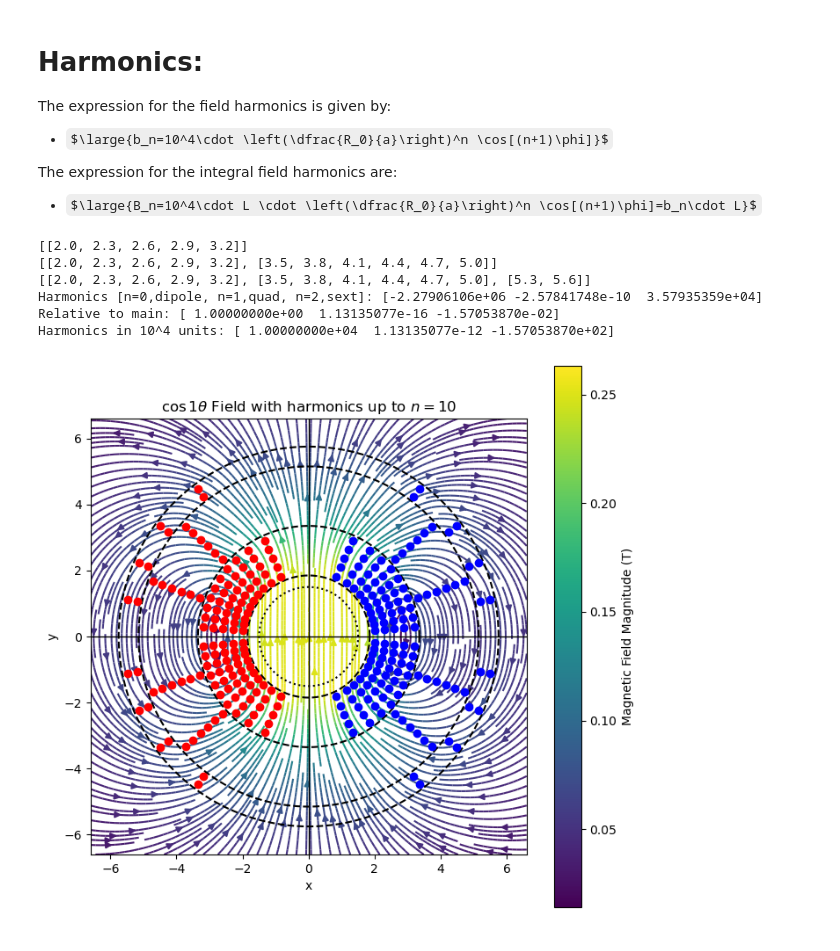
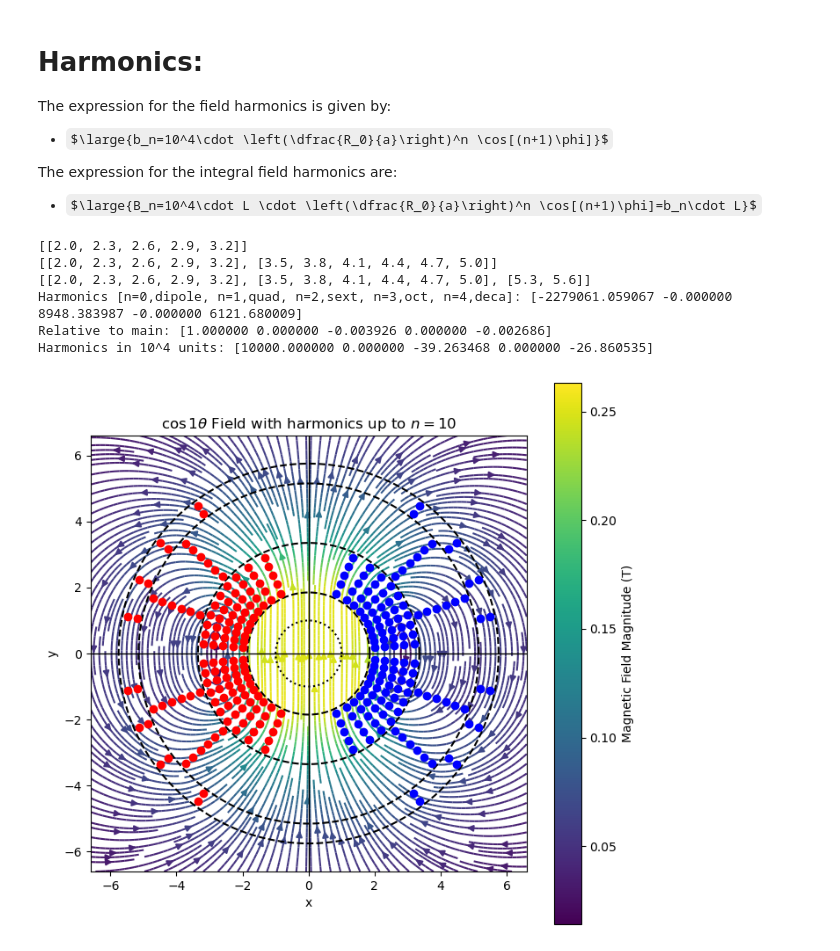
Before and after one commit to sobrienbnl/optimum-integral-design-python, a Jupyter notebook: Harmonics.ipynb, the cells around one changed output. Drawn from its saved outputs; the diff is of its cells as text; code cells hidden in the pictures; some formulas as TeX source.

```diff
--- a/Harmonics.ipynb
+++ b/Harmonics.ipynb
@@ -34,6 +34,9 @@ from scipy.stats import norm
 import panel as pn
 import matplotlib.colors as mcolors
 import matplotlib.pyplot as plt
+
+# Sets np values to not auto print in scientific notation for small numbers
+np.set_printoptions(suppress=True, formatter={'float_kind':'{:0.6f}'.format})
 #import matplotlib
 #matplotlib.use('TkAgg')  # Or 'Qt5Agg', 'WebAgg', etc.
 
@@ -47,9 +50,8 @@ mu0 = 4 * np.pi * 1e-7
 # Radius from origin as starting point (inner layer)
 # Outter radius is controlled by amount of condutors present in block
 
-
 # Reference Radius (Good Field Region): -> No calculations are done here yet, this is just for visualization
-ref_rad = 1.5
+ref_rad = 1
 # Aperture radius:
 r0 = 2
 # Radial spacing between conductors
@@ -62,25 +64,17 @@ mag_type = 1
 # Number of "wires" in each layer section (cable)
 n_radial = [5, 6, 2]
 
-
-
-# First layer radius:
-outer_radius = (r0 + (n_radial[0] - 1) * dr) + dr/2
-
 # Total number of blocks (divide by 4 to get number of blocks per quadrant) for each layer
 
 # A list of the numbers of conductors in each layer:
 num_cond_quad = [10, 2, 4] # Rename to "cables"
 
 
+# First layer radius:
+outer_radius = (r0 + (n_radial[0] - 1) * dr) + dr/2
+
 # Number of conductors per layer:
 num_conductors = 4*num_cond_quad
-
-# Number of conductors per block
-#n_radial = 5
-
-# Creats a list of radii for each layer so it can plot correctly (layer boundary dashed line) (BROKEN)
-# This is the dashed boundary line
 
 
 # 2nd layer radius
@@ -136,14 +130,14 @@ for i in range(len(num_cond_quad)):
     u_list.append(np.linspace(0, 1, num_cond_quad[i] + 2)[1:-1])
 
 
-def theta_list_maker(u, mag_type): # Angle of the conductor so actually phi!!!
+def phi_list_maker(u, mag_type): # Angle of the conductor so actually phi!!!
     # ensure array + safe domain for arcsin
     #u = np.asarray(u, dtype=float)
     #eps = np.finfo(float).eps
     #u = np.clip(u, 0.0 + eps, 1.0 - eps)
 
     if mag_type == 1:  # Dipole:
-        theta_right = np.arcsin(u)
+        phi_right = np.arcsin(u)
 
     elif mag_type == 2:  # Quadrupole:
         theta_right = np.empty_like(u)
@@ -160,19 +154,19 @@ def theta_list_maker(u, mag_type): # Angle of the conductor so actually phi!!!
         raise ValueError("mag_type must be 1 (dipole), 2 (quadrupole), or 3 (sextupole).")
 
     # Mirror to other quadrants
-    theta_left      = np.pi - theta_right
-    theta_bot_left  = -theta_left
-    theta_bot_right = -theta_right
+    phi_left      = np.pi - phi_right
+    phi_bot_left  = -phi_left
+    phi_bot_right = -phi_right
 
-    theta_list = np.sort(np.concatenate([theta_right, theta_left, theta_bot_left, theta_bot_right]))
-    return theta_list
+    phi_list = np.sort(np.concatenate([phi_right, phi_left, phi_bot_left, phi_bot_right]))
+    return phi_list
 
 
 
 # Creates a master list of the theta distributions for each layer:
-parent_theta_list = []
+parent_phi_list = []
 for i in range(len(u_list)):
-    parent_theta_list.append(theta_list_maker(u_list[i], mag_type))
+    parent_phi_list.append(phi_list_maker(u_list[i], mag_type))
 
 
 # Determines the position of the conductors from the given angles
@@ -204,7 +198,6 @@ def Harmonic(R0, a, phi, n, I_wire):
 # 0 = Dipole, 1=Quadrupole, 2=Sextupole, etc.
 
 # For a dipole, even harmonics are not allowed, so here we just look at odd constributions
-n_list = [0, 1, 2, 3, 5]
 
 """
 We want to find the sum of each n contribution
@@ -247,13 +240,13 @@ def Total_Harms_from_wires(wire_param_list, n_list, R0):
 # Maps out the wires and how they should be distributed
 # Current stays constant in magntitude for each conductor
 
-def wire_params(theta_list, radii_list): # Calculate harmonics here, as this is where the conductor position is defined
+def wire_params(phi_list, radii_list): # Calculate harmonics here, as this is where the conductor position is defined
     wire_params = []
-    for theta in theta_list:
+    for phi in phi_list:
         for r in radii_list:
             # Wire locations
-            x = r * np.cos(theta)
-            y = r * np.sin(theta)
+            x = r * np.cos(phi)
+            y = r * np.sin(phi)
 
             if mag_type == 1:  # Dipole
                 current = -I0 if x > 0 else (I0 if x < 0 else 0)
@@ -278,7 +271,7 @@ def wire_params(theta_list, radii_list): # Calculate harmonics here, as this is
 layer_harm_contrib = []
 total_wire_params = []
 for i in range(len(layer_radii)):
-    total_wire_params.append(wire_params(parent_theta_list[i], layer_radii[i]))
+    total_wire_params.append(wire_params(parent_phi_list[i], layer_radii[i]))
 
 # B-field components are computed
 # We set them up as arrays with the same dimensions as X and Y
@@ -287,9 +280,10 @@ for i in range(len(layer_radii)):
 # Used for both field calculation and plotting to minimize computation
 
 # Auto-sets the bounds based on the outer layer's radius
-bounds = [ [(-1)*(layer_radii[i][-1]+1), layer_radii[i][-1]+1],
-           [(-1)*(layer_radii[i][-1]+1), layer_radii[i][-1]+1]
-         ]
+bounds = [ [(-1)*(layer_radii[i][-1]+1), layer_radii[i][-1]+1], [(-1)*(layer_radii[i][-1]+1), layer_radii[i][-1]+1] ]
+
+# Bounds for first quadrant only:
+#bounds =  [ [0, layer_radii[i][-1]+1], [0, layer_radii[i][-1]+1] ]
 
 # Automatically set bounds to allow viewing of all layers
 
@@ -318,20 +312,18 @@ B_mag = np.hypot(Bx_total, By_total)
 
 # For first layer distribution
 #Total_Harms(parent_theta_list[0], layer_radii[0])
-n_list = [0, 1, 2]  # dipole, quadrupole, sextupole
-B_main_index = mag_type - 1 # From the magtype definition
+n_list = [0, 1, 2, 3, 4]  # dipole, quadrupole, sextupole
+B_main_index = mag_type - 1 # From the magtype definition, sets main field to whatever the magnet type is set to
 
 # Calculates the total harmonics taking into account each layer
-"""
 all_wires = []
 for layer in total_wire_params:
     for wire in layer:
         all_wires.append(wire)
-"""
-all_wires = [wire for layer in total_wire_params for wire in layer]
-harms = Total_Harms_from_wires(all_wires, n_list, r0)
 
-print("Harmonics [n=0,dipole, n=1,quad, n=2,sext]:", harms)
+harms = Total_Harms_from_wires(all_wires, n_list, ref_rad)
+
+print("Harmonics [n=0,dipole, n=1,quad, n=2,sext, n=3,oct, n=4,deca]:", harms)
 print("Relative to main:", harms / (harms[B_main_index] if harms[B_main_index] != 0 else 1))
 
 # convert to 10^4 units relative to main multipole:
@@ -372,36 +364,36 @@ plt.plot(x_circle, y_circle, 'k--', zorder=1)
 x_outer = outer_radius * np.cos(theta_circle)
 y_outer = outer_radius * np.sin(theta_circle)
 plt.plot(x_outer, y_outer, 'k--', zorder=1)
 
 # Radius = last point + dr
 for i in range(len(layer_radii)):
     if i == 0: # Skip the first layer since that plots earlier
         pass
     else: # Prints other layer radii
         x_layer = (layer_radii[i][-1]+dr/2) * np.cos(theta_circle) # The [-1] index accesses the last value in the list
         y_layer = (layer_radii[i][-1]+dr/2) * np.sin(theta_circle)
         plt.plot(x_layer, y_layer, 'k--', zorder=1)
 
 # Axes & final layout
 plt.axhline(0, color='black', linewidth=1, zorder=1)
 plt.axvline(0, color='black', linewidth=1, zorder=1)
 plt.gca().set_aspect('equal')
 plt.xlim(bounds[0][0], bounds[0][1])
 plt.ylim(bounds[1][0], bounds[1][1])
 plt.xlabel("x")
 plt.ylabel("y")
 plt.title(f"$\\cos {mag_type}\\theta$ Field with harmonics up to $n=${n_max}")
 plt.show()
 
 print(inner_radius)
 print(outer_radius)
 # %% [output]
 [[2.0, 2.3, 2.6, 2.9, 3.2]]
 [[2.0, 2.3, 2.6, 2.9, 3.2], [3.5, 3.8, 4.1, 4.4, 4.7, 5.0]]
 [[2.0, 2.3, 2.6, 2.9, 3.2], [3.5, 3.8, 4.1, 4.4, 4.7, 5.0], [5.3, 5.6]]
-Harmonics [n=0,dipole, n=1,quad, n=2,sext]: [-2.27906106e+06 -2.57841748e-10  3.57935359e+04]
-Relative to main: [ 1.00000000e+00  1.13135077e-16 -1.57053870e-02]
-Harmonics in 10^4 units: [ 1.00000000e+04  1.13135077e-12 -1.57053870e+02]
+Harmonics [n=0,dipole, n=1,quad, n=2,sext, n=3,oct, n=4,deca]: [-2279061.059067 -0.000000 8948.383987 -0.000000 6121.680009]
+Relative to main: [1.000000 0.000000 -0.003926 0.000000 -0.002686]
+Harmonics in 10^4 units: [10000.000000 0.000000 -39.263468 0.000000 -26.860535]
-[figure, old version]
+[figure, new version]
 1.85
 3.35
```
Also changed, not shown: parts of 1 cell of this notebook.
